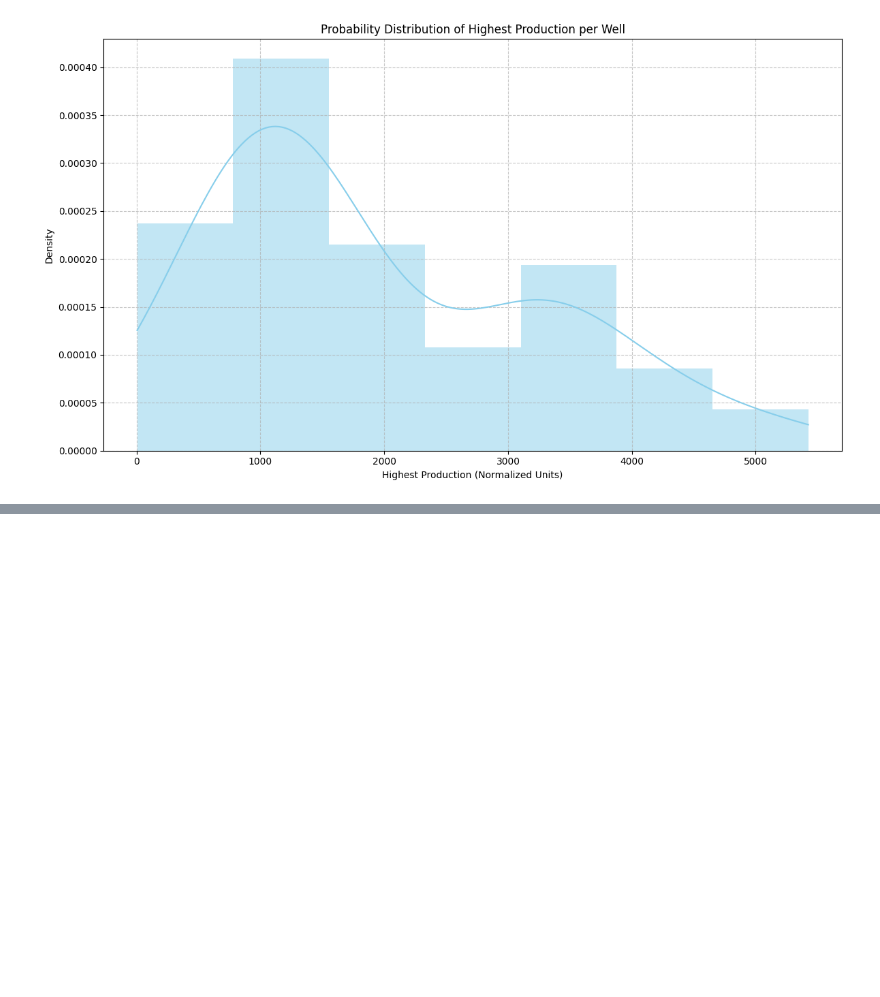
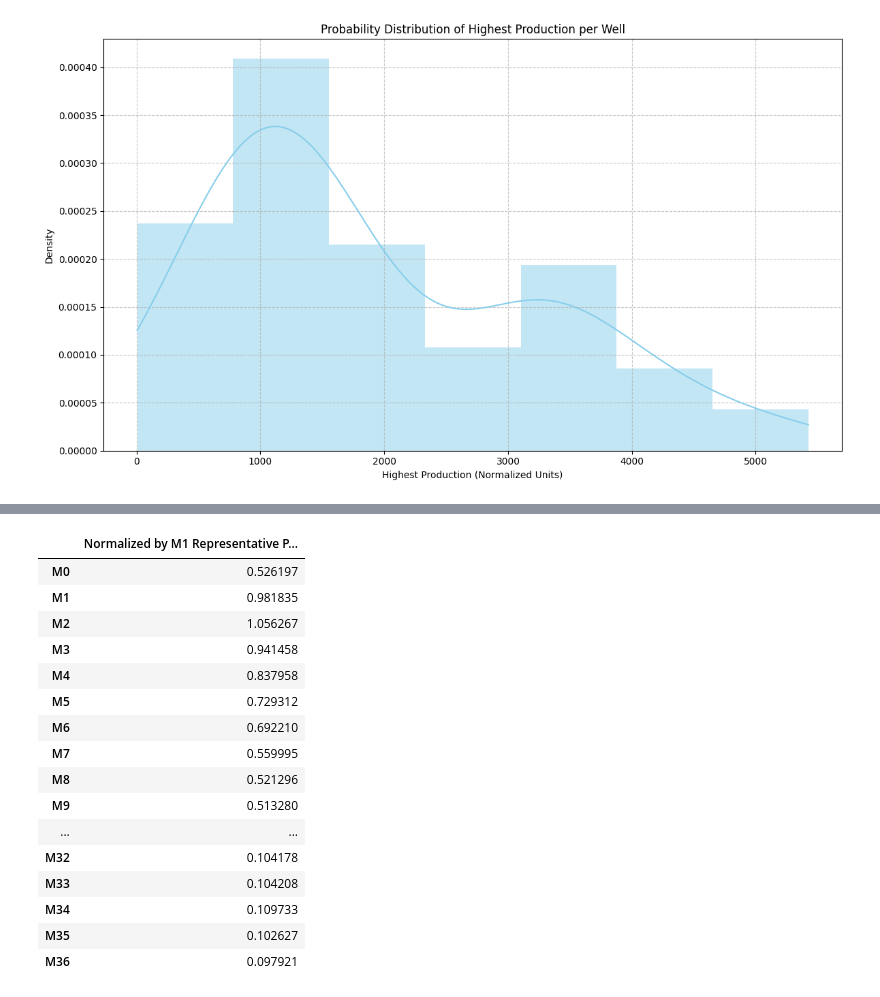
Before and after one commit to JozefSL/pyNotes, a Jupyter notebook: SVD/regional_NewWelldeclinecurveP1_Normalized.ipynb, the cells around one changed output, grey strips where cells are left out. Cells and saved outputs as stored; diff of their text form; code cells hidden in the pictures; blank space fills up the shorter version.

```diff
--- a/SVD/regional_NewWelldeclinecurveP1_Normalized.ipynb
+++ b/SVD/regional_NewWelldeclinecurveP1_Normalized.ipynb
@@ -512,0 +517,63 @@ dtype: float64
+# %%
+import numpy as np
+from sklearn.preprocessing import StandardScaler
+
+# 1. Identify production columns (M0 to M36)
+# (Reusing production_cols from previous context)
+
+# Keep track of M1 production values for later use
+m1_production_per_well = df[production_cols]['M1']
+
+# Handle cases where M1 might be 0 or NaN
+# Replace 0s and NaNs with the highest production for that well
+# Ensure 'highest_production_per_well' Series is aligned with 'm1_production_per_well' index
+m1_production_per_well_adjusted = m1_production_per_well.copy()
+
+# Replace 0s with NaN first, then fill NaNs (original and those from 0s) with highest_production_per_well
+m1_production_per_well_adjusted = m1_production_per_well_adjusted.replace(0, np.nan)
+m1_production_per_well_adjusted = m1_production_per_well_adjusted.fillna(highest_production_per_well)
+
+# 2. Normalize production data for each well by its M1 production value (adjusted)
+# This creates a normalized production DataFrame where each row is scaled by its M1
+production_df_normalized_by_m1 = df[production_cols].div(m1_production_per_well_adjusted, axis=0)
+
+# 3. Handle Missing Values: Fill NaNs with 0 for SVD
+# This assumes unproduced months have 0 output after normalization
+production_filled_normalized_by_m1 = production_df_normalized_by_m1.fillna(0)
+
+# Re-use the existing 'newness' weights calculated earlier
+# (weights based on nan_counts from the original, unnormalized production data)
+
+# 4. Scale the normalized data using StandardScaler
+# Fit scaler on the *unweighted* normalized data to get correct mean/std for inverse transform.
+scaler_normalized_m1 = StandardScaler()
+production_scaled_normalized_m1 = scaler_normalized_m1.fit_transform(production_filled_normalized_by_m1)
+
+# 5. Apply row-wise weighting to the scaled normalized data
+# Convert weights Series to a NumPy array before reshaping
+weighted_production_scaled_normalized_m1 = production_scaled_normalized_m1 * weights.to_numpy()[:, np.newaxis]
+
+# 6. Perform SVD on the weighted and scaled normalized data
+U_norm_m1, s_norm_m1, Vt_norm_m1 = np.linalg.svd(weighted_production_scaled_normalized_m1, full_matrices=False)
+
+# 7. Extract the first principal component as the representative profile
+# The first row of Vt_norm_m1 contains the components of the first principal component.
+representative_profile_scaled_normalized_m1 = Vt_norm_m1[0, :]
+
+# 8. Inverse transform to original scale (normalized by M1 context) and ensure non-negativity
+# We use the mean and std dev from the original, unweighted normalized data to inverse transform.
+representative_profile_normalized_m1 = representative_profile_scaled_normalized_m1 * scaler_normalized_m1.scale_ + scaler_normalized_m1.mean_
+
+# Production values cannot be negative, so clip any negative values to 0
+representative_profile_normalized_m1[representative_profile_normalized_m1 < 0] = 0
+
+# Convert to a DataFrame for better display
+representative_df_normalized_m1 = pd.DataFrame(
+    representative_profile_normalized_m1,
+    index=production_cols,
+    columns=['Normalized by M1 Representative Production (Weighted SVD)']
+)
+
+print("Normalized by M1 Representative Well Production Profile (Weighted SVD):")
+display(representative_df_normalized_m1)
+# %% [output]
@@ -512,0 +581,17 @@ dtype: float64
+|  | Normalized by M1 Representative P... |
+| M0 | 0.526197 |
+| M1 | 0.981835 |
+| M2 | 1.056267 |
+| M3 | 0.941458 |
+| M4 | 0.837958 |
+| M5 | 0.729312 |
+| M6 | 0.692210 |
+| M7 | 0.559995 |
+| M8 | 0.521296 |
+| M9 | 0.513280 |
+| ... | ... |
+| M32 | 0.104178 |
+| M33 | 0.104208 |
+| M34 | 0.109733 |
+| M35 | 0.102627 |
+| M36 | 0.097921 |
```
Also changed, not shown: parts of 5 cells of this notebook.
